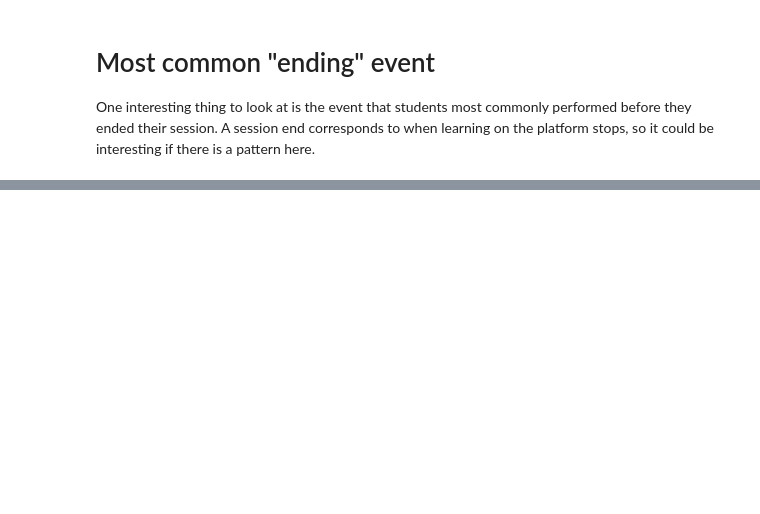
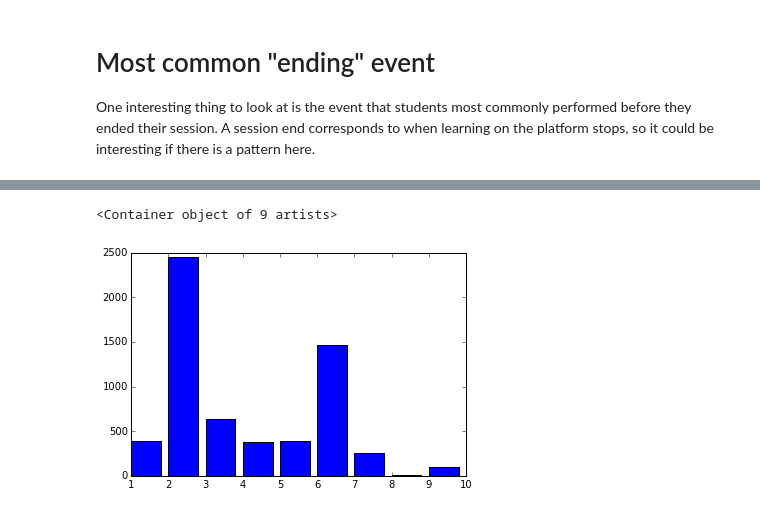
Before and after one commit to Eddie-C64/dataquest-lessons, a Jupyter notebook: Mission7.ipynb, the cells around one changed output, grey strips where cells are left out. Saved outputs shown, nothing was run; the diff lists cells and outputs as text; code cells hidden in the pictures; blank space fills up the shorter version.

Commit message:
Update mission 7

```diff
--- a/Mission7.ipynb
+++ b/Mission7.ipynb
@@ -372,0 +489,27 @@ plt.xticks([x+.5 for x in x_axis], unique_ending_events, rotation=90)
+# %%
+## Initial
+
+from itertools import chain
+from collections import Counter
+
+# Put all the sessions into one big list
+all_events = chain.from_iterable(sessions)
+
+## Display
+
+# Find all the mission ids
+missions = [int(e["mission"]) for e in all_events if "mission" in e and int(e["mission"]) <= 10]
+# Count up how many times each mission id occurs in the data
+mission_counts = Counter(missions)
+# Find all the unique mission ids
+unique_missions = sorted(list(set(missions)))
+# Setup the y axis values
+y_axis = [mission_counts[k] for k in unique_missions]
+
+# Plot everything out
+# It looks like most of the events occur on the second and sixth missions.
+# Why do you think this is?
+plt.bar(unique_missions, y_axis)
+# %% [output]
+<Container object of 9 artists>
+[figure, added]
```
Also changed, not shown: parts of 11 cells of this notebook.
